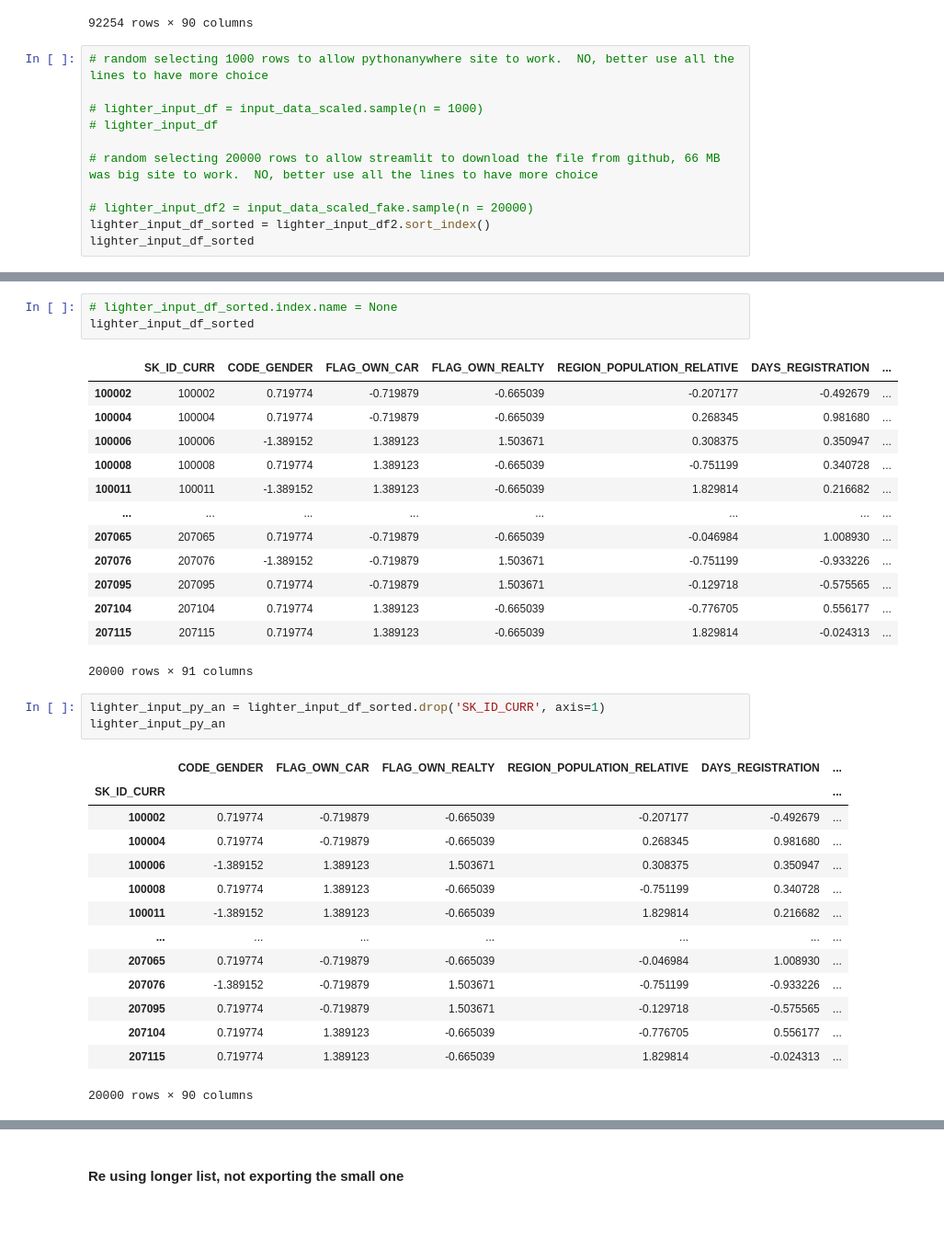
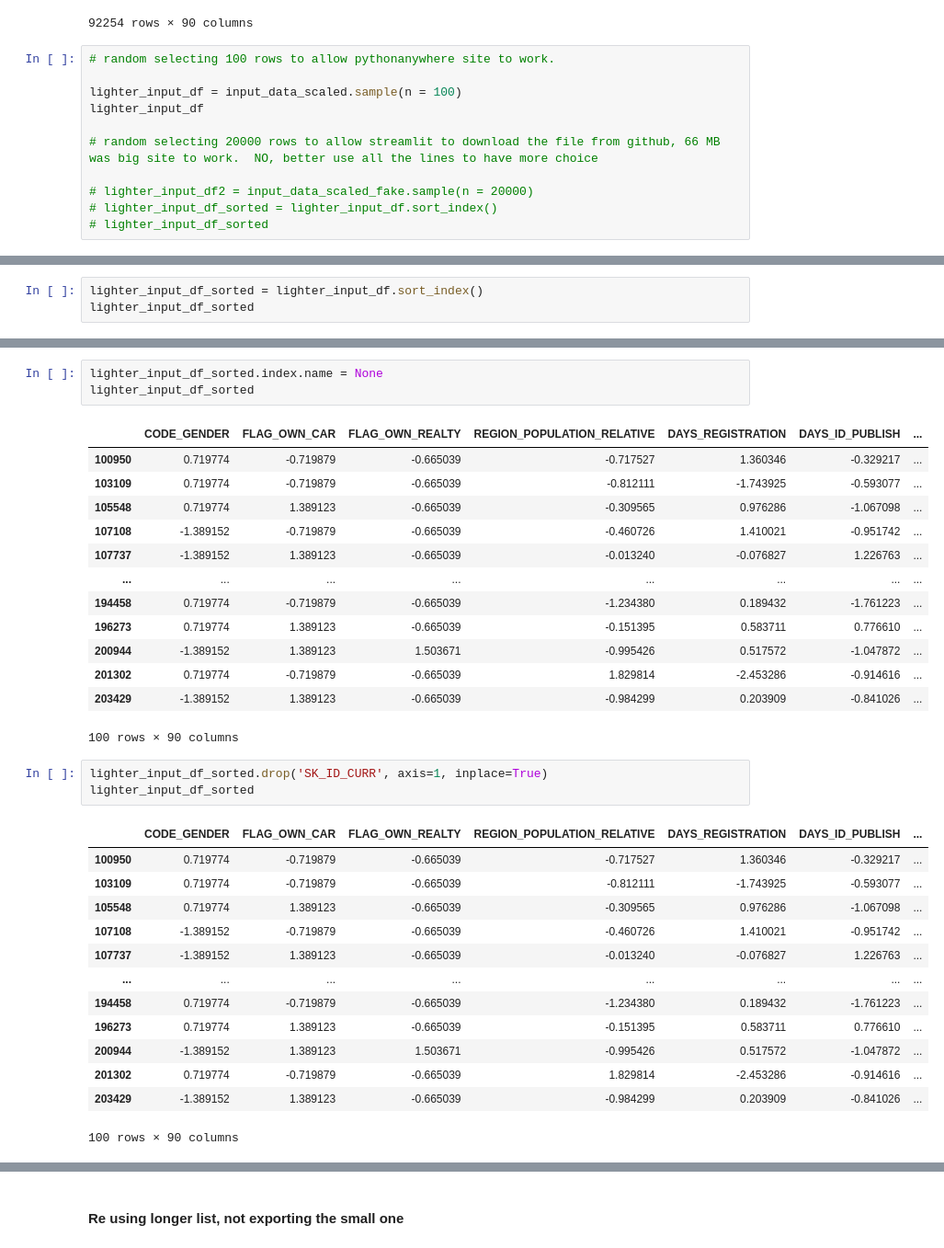
Before and after one commit to SilviaFranze/Project7, a Jupyter notebook: Proj7_OK.ipynb, the cells around one changed output, grey strips where cells are left out. Shown at 92% size. Drawn from its saved outputs; the diff is of its cells as text; blank space fills up the shorter version.

```diff
--- a/Proj7_OK.ipynb
+++ b/Proj7_OK.ipynb
@@ -1084,14 +1097,14 @@ input_data_scaled
 | 207121 | -1.389152 | 1.389123 | -0.665039 | 0.308375 | -0.947987 | ... |
 92254 rows × 90 columns
 # %%
-# random selecting 1000 rows to allow pythonanywhere site to work.  NO, better use all the lines to have more choice
+# random selecting 100 rows to allow pythonanywhere site to work.
 
-# lighter_input_df = input_data_scaled.sample(n = 1000)
-# lighter_input_df
+lighter_input_df = input_data_scaled.sample(n = 100)
+lighter_input_df
 
 # random selecting 20000 rows to allow streamlit to download the file from github, 66 MB was big site to work.  NO, better use all the lines to have more choice
 
 # lighter_input_df2 = input_data_scaled_fake.sample(n = 20000)
-lighter_input_df_sorted = lighter_input_df2.sort_index()
-lighter_input_df_sorted
+# lighter_input_df_sorted = lighter_input_df.sort_index()
+# lighter_input_df_sorted
 # %% [output]
@@ -1111,0 +1125,3 @@ lighter_input_df_sorted
+# %%
+lighter_input_df_sorted = lighter_input_df.sort_index()
+lighter_input_df_sorted
@@ -1112,35 +1143,34 @@ lighter_input_df_sorted
 # %%
-# lighter_input_df_sorted.index.name = None
+lighter_input_df_sorted.index.name = None
 lighter_input_df_sorted
 # %% [output]
-|  | SK_ID_CURR | CODE_GENDER | FLAG_OWN_CAR | FLAG_OWN_REALTY | REGION_POPULATION_RELATIVE | DAYS_REGISTRATION | ... |
-| 100002 | 100002 | 0.719774 | -0.719879 | -0.665039 | -0.207177 | -0.492679 | ... |
-| 100004 | 100004 | 0.719774 | -0.719879 | -0.665039 | 0.268345 | 0.981680 | ... |
-| 100006 | 100006 | -1.389152 | 1.389123 | 1.503671 | 0.308375 | 0.350947 | ... |
-| 100008 | 100008 | 0.719774 | 1.389123 | -0.665039 | -0.751199 | 0.340728 | ... |
-| 100011 | 100011 | -1.389152 | 1.389123 | -0.665039 | 1.829814 | 0.216682 | ... |
+|  | CODE_GENDER | FLAG_OWN_CAR | FLAG_OWN_REALTY | REGION_POPULATION_RELATIVE | DAYS_REGISTRATION | DAYS_ID_PUBLISH | ... |
+| 100950 | 0.719774 | -0.719879 | -0.665039 | -0.717527 | 1.360346 | -0.329217 | ... |
+| 103109 | 0.719774 | -0.719879 | -0.665039 | -0.812111 | -1.743925 | -0.593077 | ... |
+| 105548 | 0.719774 | 1.389123 | -0.665039 | -0.309565 | 0.976286 | -1.067098 | ... |
+| 107108 | -1.389152 | -0.719879 | -0.665039 | -0.460726 | 1.410021 | -0.951742 | ... |
+| 107737 | -1.389152 | 1.389123 | -0.665039 | -0.013240 | -0.076827 | 1.226763 | ... |
 | ... | ... | ... | ... | ... | ... | ... | ... |
-| 207065 | 207065 | 0.719774 | -0.719879 | -0.665039 | -0.046984 | 1.008930 | ... |
-| 207076 | 207076 | -1.389152 | -0.719879 | 1.503671 | -0.751199 | -0.933226 | ... |
-| 207095 | 207095 | 0.719774 | -0.719879 | 1.503671 | -0.129718 | -0.575565 | ... |
-| 207104 | 207104 | 0.719774 | 1.389123 | -0.665039 | -0.776705 | 0.556177 | ... |
-| 207115 | 207115 | 0.719774 | 1.389123 | -0.665039 | 1.829814 | -0.024313 | ... |
+| 194458 | 0.719774 | -0.719879 | -0.665039 | -1.234380 | 0.189432 | -1.761223 | ... |
+| 196273 | 0.719774 | 1.389123 | -0.665039 | -0.151395 | 0.583711 | 0.776610 | ... |
+| 200944 | -1.389152 | 1.389123 | 1.503671 | -0.995426 | 0.517572 | -1.047872 | ... |
+| 201302 | 0.719774 | -0.719879 | -0.665039 | 1.829814 | -2.453286 | -0.914616 | ... |
+| 203429 | -1.389152 | 1.389123 | -0.665039 | -0.984299 | 0.203909 | -0.841026 | ... |
-20000 rows × 91 columns
+100 rows × 90 columns
 # %%
-lighter_input_py_an = lighter_input_df_sorted.drop('SK_ID_CURR', axis=1)
-lighter_input_py_an
+lighter_input_df_sorted.drop('SK_ID_CURR', axis=1, inplace=True)
+lighter_input_df_sorted
 # %% [output]
-|  | CODE_GENDER | FLAG_OWN_CAR | FLAG_OWN_REALTY | REGION_POPULATION_RELATIVE | DAYS_REGISTRATION | ... |
-| SK_ID_CURR |  |  |  |  |  | ... |
-| 100002 | 0.719774 | -0.719879 | -0.665039 | -0.207177 | -0.492679 | ... |
-| 100004 | 0.719774 | -0.719879 | -0.665039 | 0.268345 | 0.981680 | ... |
-| 100006 | -1.389152 | 1.389123 | 1.503671 | 0.308375 | 0.350947 | ... |
-| 100008 | 0.719774 | 1.389123 | -0.665039 | -0.751199 | 0.340728 | ... |
-| 100011 | -1.389152 | 1.389123 | -0.665039 | 1.829814 | 0.216682 | ... |
-| ... | ... | ... | ... | ... | ... | ... |
-| 207065 | 0.719774 | -0.719879 | -0.665039 | -0.046984 | 1.008930 | ... |
-| 207076 | -1.389152 | -0.719879 | 1.503671 | -0.751199 | -0.933226 | ... |
-| 207095 | 0.719774 | -0.719879 | 1.503671 | -0.129718 | -0.575565 | ... |
-| 207104 | 0.719774 | 1.389123 | -0.665039 | -0.776705 | 0.556177 | ... |
-| 207115 | 0.719774 | 1.389123 | -0.665039 | 1.829814 | -0.024313 | ... |
+|  | CODE_GENDER | FLAG_OWN_CAR | FLAG_OWN_REALTY | REGION_POPULATION_RELATIVE | DAYS_REGISTRATION | DAYS_ID_PUBLISH | ... |
+| 100950 | 0.719774 | -0.719879 | -0.665039 | -0.717527 | 1.360346 | -0.329217 | ... |
+| 103109 | 0.719774 | -0.719879 | -0.665039 | -0.812111 | -1.743925 | -0.593077 | ... |
+| 105548 | 0.719774 | 1.389123 | -0.665039 | -0.309565 | 0.976286 | -1.067098 | ... |
+| 107108 | -1.389152 | -0.719879 | -0.665039 | -0.460726 | 1.410021 | -0.951742 | ... |
+| 107737 | -1.389152 | 1.389123 | -0.665039 | -0.013240 | -0.076827 | 1.226763 | ... |
+| ... | ... | ... | ... | ... | ... | ... | ... |
+| 194458 | 0.719774 | -0.719879 | -0.665039 | -1.234380 | 0.189432 | -1.761223 | ... |
+| 196273 | 0.719774 | 1.389123 | -0.665039 | -0.151395 | 0.583711 | 0.776610 | ... |
+| 200944 | -1.389152 | 1.389123 | 1.503671 | -0.995426 | 0.517572 | -1.047872 | ... |
+| 201302 | 0.719774 | -0.719879 | -0.665039 | 1.829814 | -2.453286 | -0.914616 | ... |
+| 203429 | -1.389152 | 1.389123 | -0.665039 | -0.984299 | 0.203909 | -0.841026 | ... |
-20000 rows × 90 columns
+100 rows × 90 columns
```
Also changed, not shown: parts of 33 cells of this notebook, 3 other files.
